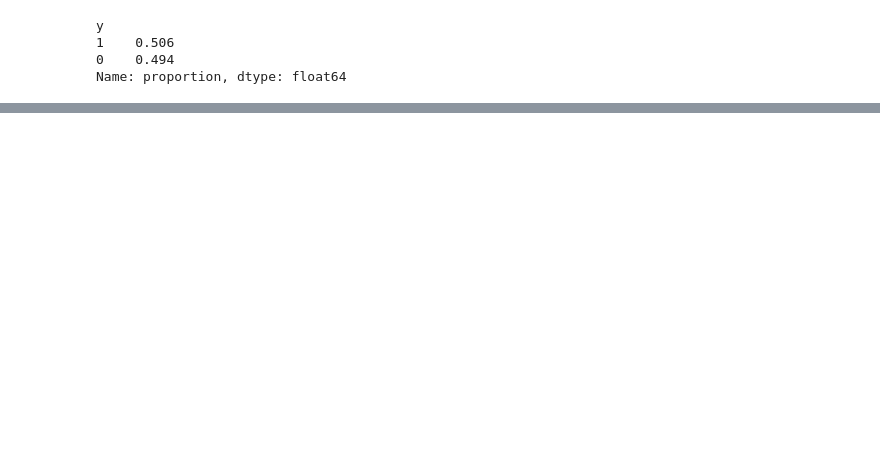
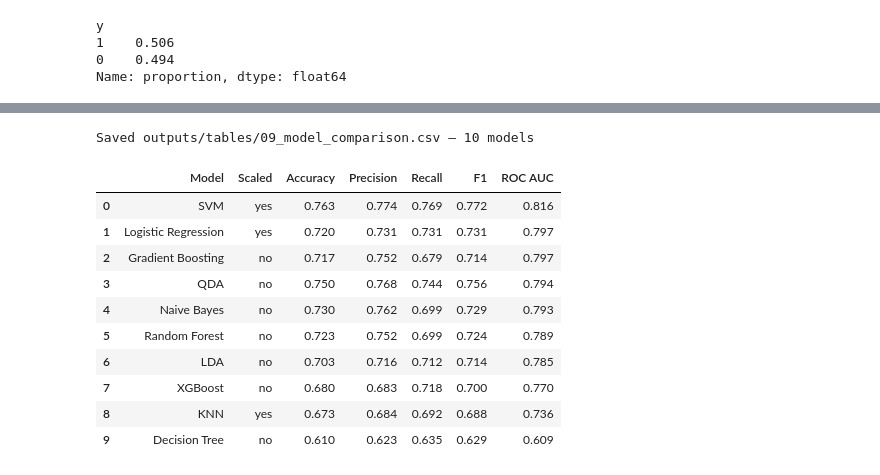
Before and after one commit to nicohernandez02/household-burden-classifier, a Jupyter notebook: modelling.ipynb, the cells around one changed output, grey strips where cells are left out. Saved outputs shown, nothing was run; the diff lists cells and outputs as text; code cells hidden in the pictures; blank space fills up the shorter version.

```diff
--- a/modelling.ipynb
+++ b/modelling.ipynb
@@ -520,0 +540,61 @@ Varianza total en 2D: 19.27%
+# %%
+# ─────────────────────────────────────────────────────────────
+# Paste this as a NEW CELL at the end of modelling.ipynb and run it.
+# It uses your own variable names, so nothing needs editing.
+# Requires that cell 16 has already run (the one that builds df_sorted).
+# ─────────────────────────────────────────────────────────────
+
+import os, pandas as pd
+from sklearn.pipeline import Pipeline
+from sklearn.metrics import (accuracy_score, precision_score, recall_score,
+                             f1_score, roc_auc_score)
+
+os.makedirs("outputs/tables", exist_ok=True)
+
+rows = []
+for label, model in {**models_that_need_scaling, **models_that_dont_need_scaling}.items():
+    prep = (preprocessor_with_scaler if label in models_that_need_scaling
+            else preprocessor_without_scaler)
+    pipe = Pipeline([("preprocessor", prep), ("classifier", model)])
+    pipe.fit(X_train, y_train)
+    pred = pipe.predict(X_val)
+
+    # ROC AUC needs scores; not every classifier exposes predict_proba
+    try:
+        score = pipe.predict_proba(X_val)[:, 1]
+    except AttributeError:
+        try:
+            score = pipe.decision_function(X_val)
+        except AttributeError:
+            score = None
+
+    rows.append({
+        "Model":     label,
+        "Scaled":    "yes" if label in models_that_need_scaling else "no",
+        "Accuracy":  round(accuracy_score(y_val, pred), 3),
+        "Precision": round(precision_score(y_val, pred, zero_division=0), 3),
+        "Recall":    round(recall_score(y_val, pred, zero_division=0), 3),
+        "F1":        round(f1_score(y_val, pred, zero_division=0), 3),
+        "ROC AUC":   round(roc_auc_score(y_val, score), 3) if score is not None else None,
+    })
+
+comparison = (pd.DataFrame(rows)
+              .sort_values("ROC AUC", ascending=False, na_position="last")
+              .reset_index(drop=True))
+
+comparison.to_csv("outputs/tables/09_model_comparison.csv", index=False)
+print(f"Saved outputs/tables/09_model_comparison.csv — {len(comparison)} models")
+comparison
+# %% [output]
+Saved outputs/tables/09_model_comparison.csv — 10 models
+|  | Model | Scaled | Accuracy | Precision | Recall | F1 | ROC AUC |
+| 0 | SVM | yes | 0.763 | 0.774 | 0.769 | 0.772 | 0.816 |
+| 1 | Logistic Regression | yes | 0.720 | 0.731 | 0.731 | 0.731 | 0.797 |
+| 2 | Gradient Boosting | no | 0.717 | 0.752 | 0.679 | 0.714 | 0.797 |
+| 3 | QDA | no | 0.750 | 0.768 | 0.744 | 0.756 | 0.794 |
+| 4 | Naive Bayes | no | 0.730 | 0.762 | 0.699 | 0.729 | 0.793 |
+| 5 | Random Forest | no | 0.723 | 0.752 | 0.699 | 0.724 | 0.789 |
+| 6 | LDA | no | 0.703 | 0.716 | 0.712 | 0.714 | 0.785 |
+| 7 | XGBoost | no | 0.680 | 0.683 | 0.718 | 0.700 | 0.770 |
+| 8 | KNN | yes | 0.673 | 0.684 | 0.692 | 0.688 | 0.736 |
+| 9 | Decision Tree | no | 0.610 | 0.623 | 0.635 | 0.629 | 0.609 |
```
Also changed, not shown: parts of 13 cells of this notebook, 12 other files.
